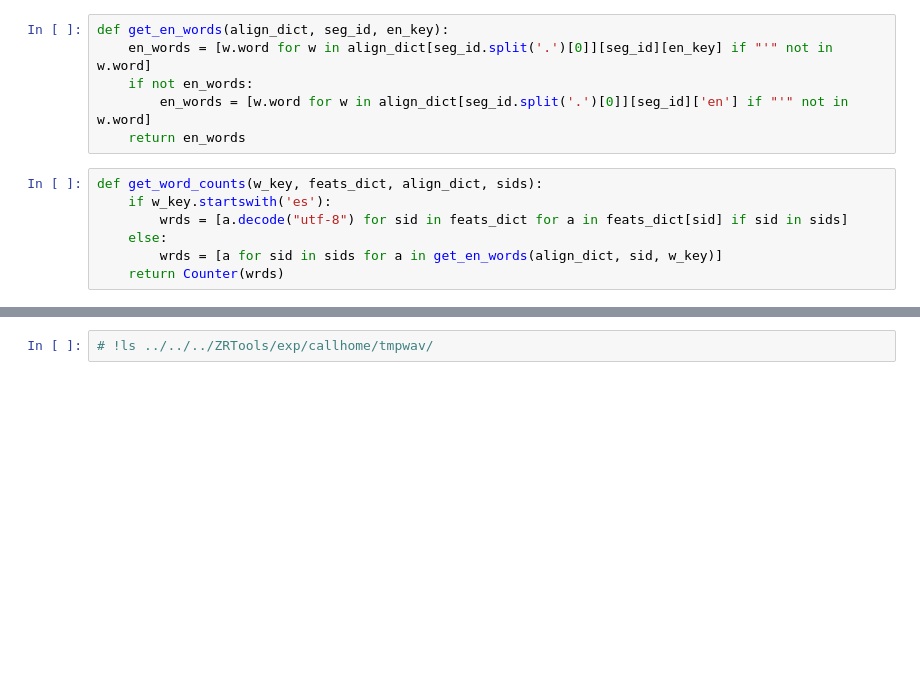
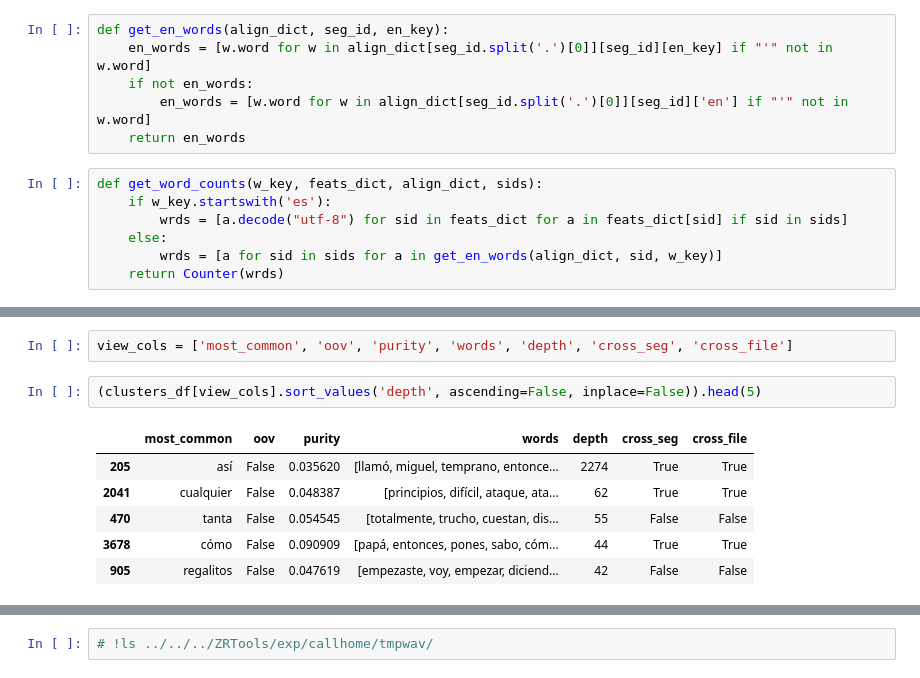
Before and after one commit to 0xSameer/speech_patterns, a Jupyter notebook: visualize_utd.ipynb, the cells around one changed output, grey strips where cells are left out. Drawn from its saved outputs; the diff is of its cells as text; blank space fills up the shorter version.

```diff
--- a/visualize_utd.ipynb
+++ b/visualize_utd.ipynb
@@ -461,0 +521,11 @@ clusters[0], nodes_dict[1], nodes_dict[2]
+# %%
+view_cols = ['most_common', 'oov', 'purity', 'words', 'depth', 'cross_seg', 'cross_file']
+# %%
+(clusters_df[view_cols].sort_values('depth', ascending=False, inplace=False)).head(5)
+# %% [output]
+|  | most_common | oov | purity | words | depth | cross_seg | cross_file |
+| 205 | así | False | 0.035620 | [llamó, miguel, temprano, entonce... | 2274 | True | True |
+| 2041 | cualquier | False | 0.048387 | [principios, difícil, ataque, ata... | 62 | True | True |
+| 470 | tanta | False | 0.054545 | [totalmente, trucho, cuestan, dis... | 55 | False | False |
+| 3678 | cómo | False | 0.090909 | [papá, entonces, pones, sabo, cóm... | 44 | True | True |
+| 905 | regalitos | False | 0.047619 | [empezaste, voy, empezar, diciend... | 42 | False | False |
```
Also changed, not shown: parts of 61 cells of this notebook, 5 other files.
